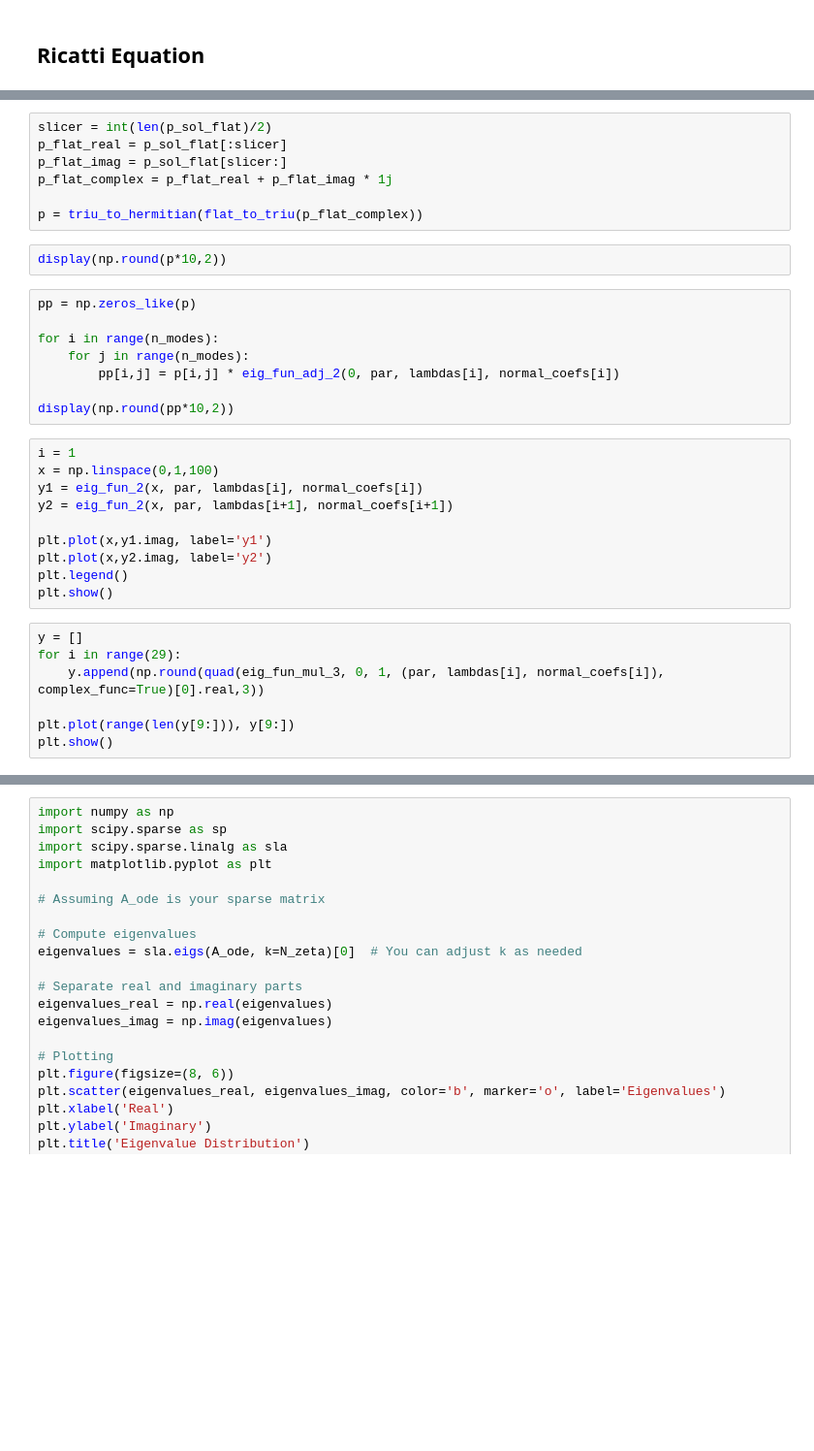
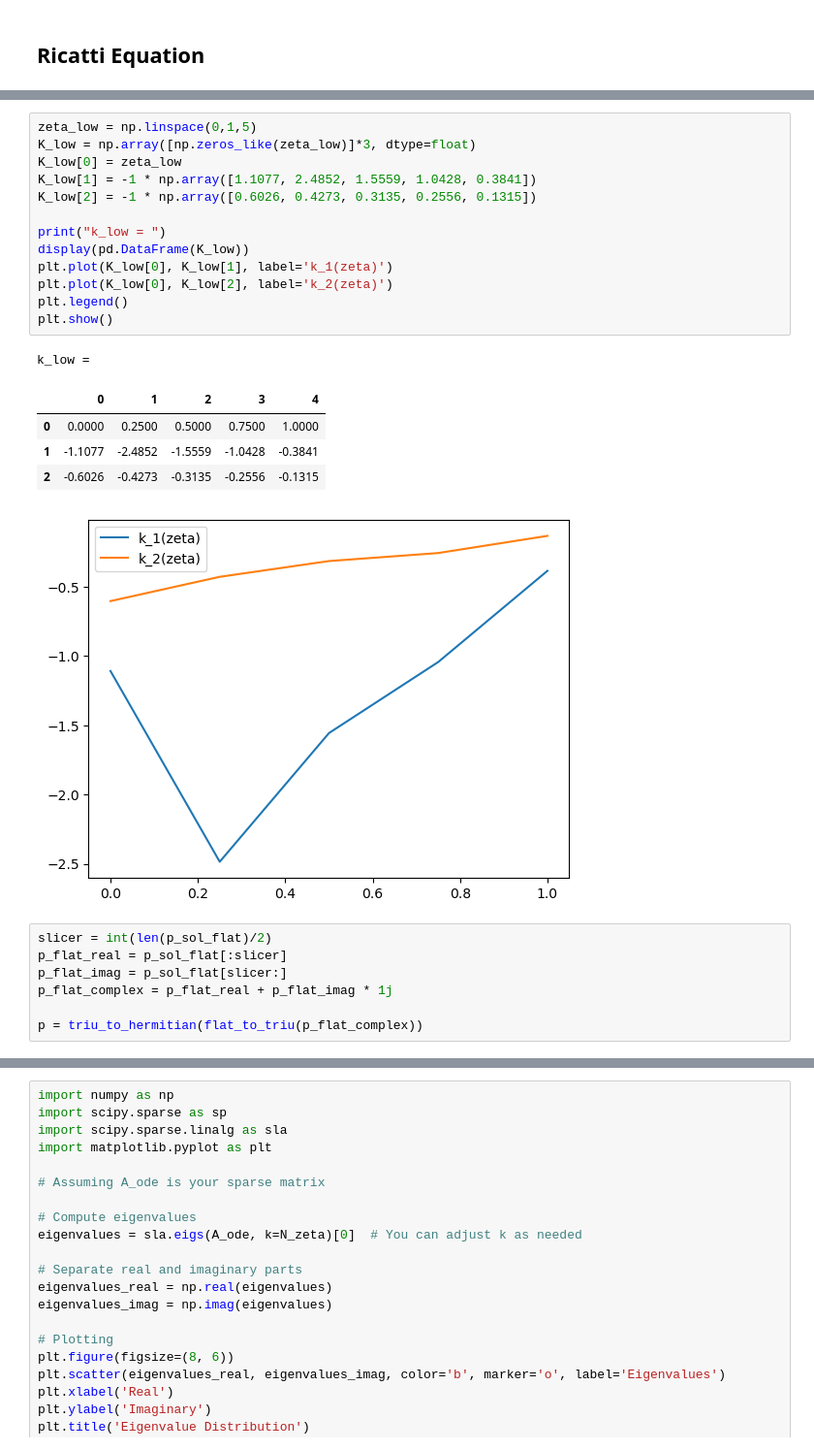
Before and after one commit to behradmoadeli/pfr_isothermal_recycle_delay_optimal, a Jupyter notebook: reports/BehradPaper.ipynb, the cells around one changed output, grey strips where cells are left out. Shown at 97% size. Drawn from its saved outputs; the diff is of its cells as text; blank space fills up the shorter version.

```diff
--- a/reports/BehradPaper.ipynb
+++ b/reports/BehradPaper.ipynb
@@ -807,3 +822,23 @@ if error < 1:
+# %%
+zeta_low = np.linspace(0,1,5)
+K_low = np.array([np.zeros_like(zeta_low)]*3, dtype=float)
+K_low[0] = zeta_low
+K_low[1] = -1 * np.array([1.1077, 2.4852, 1.5559, 1.0428, 0.3841])
+K_low[2] = -1 * np.array([0.6026, 0.4273, 0.3135, 0.2556, 0.1315])
+
+print("k_low = ")
+display(pd.DataFrame(K_low))
+plt.plot(K_low[0], K_low[1], label='k_1(zeta)')
+plt.plot(K_low[0], K_low[2], label='k_2(zeta)')
+plt.legend()
+plt.show()
+# %% [output]
+k_low =
+|  | 0 | 1 | 2 | 3 | 4 |
+| 0 | 0.0000 | 0.2500 | 0.5000 | 0.7500 | 1.0000 |
+| 1 | -1.1077 | -2.4852 | -1.5559 | -1.0428 | -0.3841 |
+| 2 | -0.6026 | -0.4273 | -0.3135 | -0.2556 | -0.1315 |
+[figure, added]
 # %%
 slicer = int(len(p_sol_flat)/2)
 p_flat_real = p_sol_flat[:slicer]
@@ -811,30 +846,3 @@ p_flat_imag = p_sol_flat[slicer:]
 p_flat_complex = p_flat_real + p_flat_imag * 1j
 
 p = triu_to_hermitian(flat_to_triu(p_flat_complex))
-# %%
-display(np.round(p*10,2))
-# %%
-pp = np.zeros_like(p)
-
-for i in range(n_modes):
-    for j in range(n_modes):
-        pp[i,j] = p[i,j] * eig_fun_adj_2(0, par, lambdas[i], normal_coefs[i])
-
-display(np.round(pp*10,2))
-# %%
-i = 1
-x = np.linspace(0,1,100)
-y1 = eig_fun_2(x, par, lambdas[i], normal_coefs[i])
-y2 = eig_fun_2(x, par, lambdas[i+1], normal_coefs[i+1])
-
-plt.plot(x,y1.imag, label='y1')
-plt.plot(x,y2.imag, label='y2')
-plt.legend()
-plt.show()
-# %%
-y = []
-for i in range(29):
-    y.append(np.round(quad(eig_fun_mul_3, 0, 1, (par, lambdas[i], normal_coefs[i]), complex_func=True)[0].real,3))
-
-plt.plot(range(len(y[9:])), y[9:])
-plt.show()
```
Also changed, not shown: parts of 10 cells of this notebook, 2 other files.
